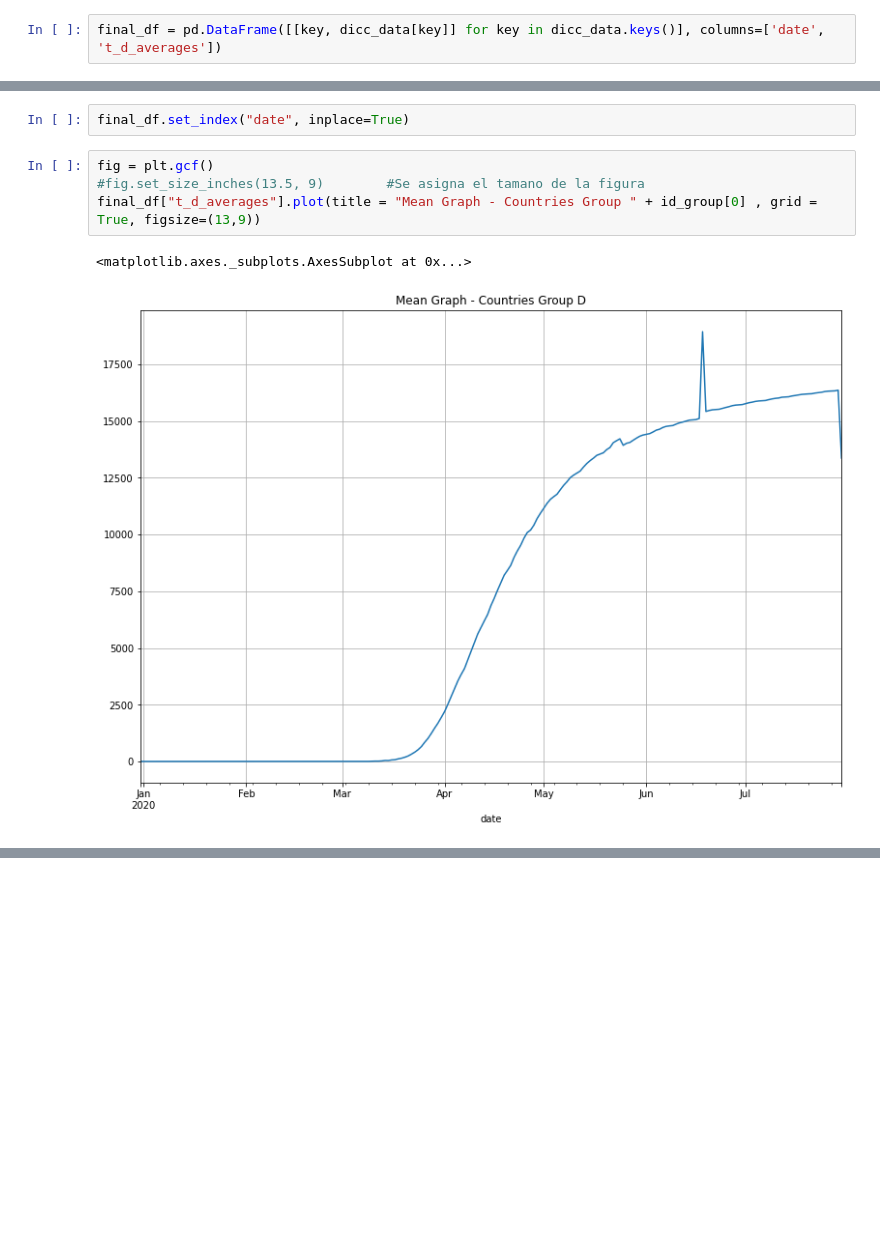
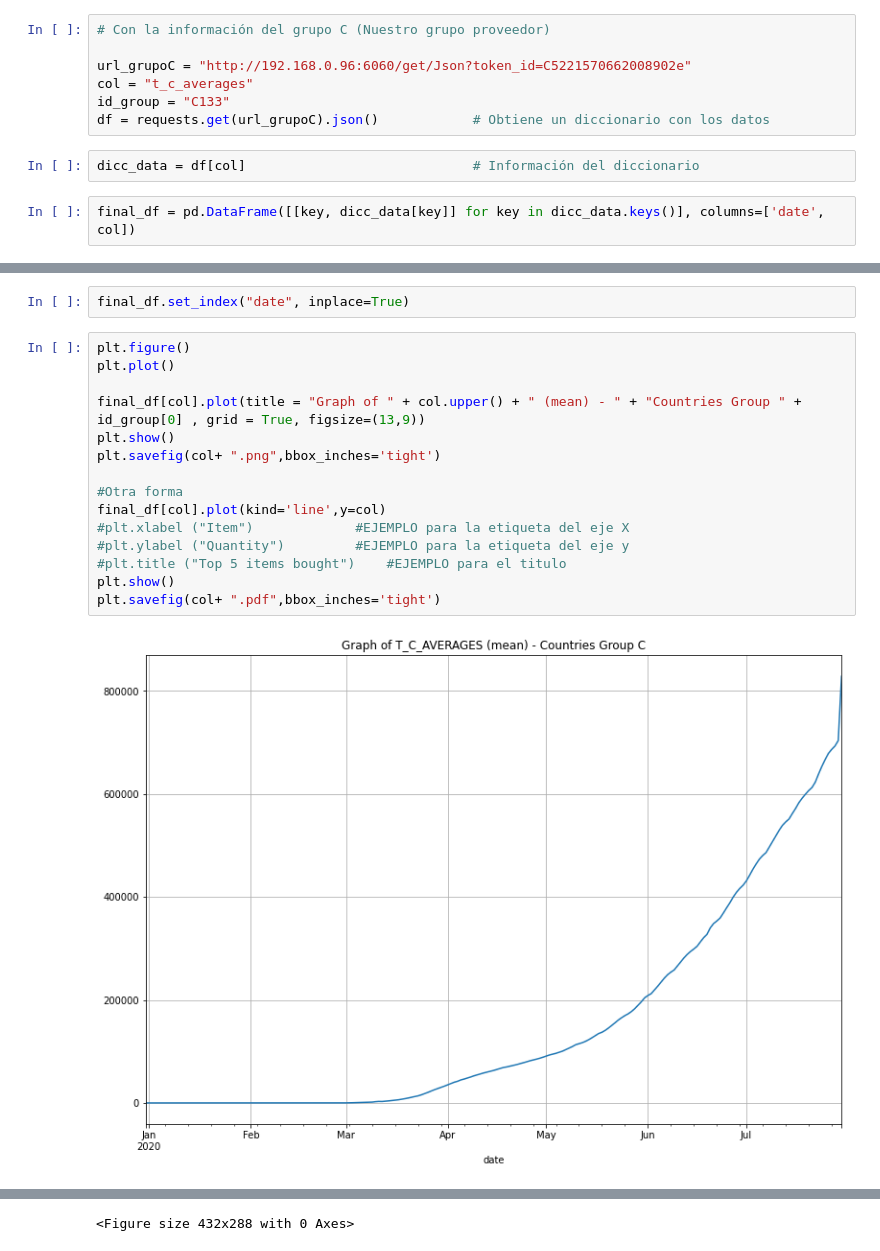
Before and after one commit to MVillasuso/DS_MVL, a Jupyter notebook: PROYECTOS/projects/group D - Aug2020/Proyecto Grupo D/src/api/api_client.ipynb, the cells around one changed output, grey strips where cells are left out. Drawn from its saved outputs; the diff is of its cells as text; blank space fills up the shorter version.

```diff
--- a/PROYECTOS/projects/group D - Aug2020/Proyecto Grupo D/src/api/api_client.ipynb
+++ b/PROYECTOS/projects/group D - Aug2020/Proyecto Grupo D/src/api/api_client.ipynb
@@ -30,13 +35,32 @@ dicc_data = df["t_d_averages"]
+# %%
+# Con la información del grupo C (Nuestro grupo proveedor)
+
+url_grupoC = "http://192.168.0.96:6060/get/Json?token_id=C5221570662008902e"
+col = "t_c_averages"
+id_group = "C133"
+df = requests.get(url_grupoC).json()            # Obtiene un diccionario con los datos
+# %%
+dicc_data = df[col]                             # Información del diccionario
 # %%
-final_df = pd.DataFrame([[key, dicc_data[key]] for key in dicc_data.keys()], columns=['date', 't_d_averages'])
+final_df = pd.DataFrame([[key, dicc_data[key]] for key in dicc_data.keys()], columns=['date', col])
 # %%
 final_df["date"]= pd.to_datetime(final_df["date"], format = "%Y-%m-%d")
 # %%
 final_df.set_index("date", inplace=True)
-# %%
-fig = plt.gcf()
-#fig.set_size_inches(13.5, 9)        #Se asigna el tamano de la figura
-final_df["t_d_averages"].plot(title = "Mean Graph - Countries Group " + id_group[0] , grid = True, figsize=(13,9))
-# %% [output]
-<matplotlib.axes._subplots.AxesSubplot at 0x...>
-[figure, removed]
+# %%
+plt.figure()
+plt.plot()
+
+final_df[col].plot(title = "Graph of " + col.upper() + " (mean) - " + "Countries Group " + id_group[0] , grid = True, figsize=(13,9))
+plt.show()
+plt.savefig(col+ ".png",bbox_inches='tight')
+
+#Otra forma
+final_df[col].plot(kind='line',y=col)
+#plt.xlabel ("Item")             #EJEMPLO para la etiqueta del eje X
+#plt.ylabel ("Quantity")         #EJEMPLO para la etiqueta del eje y
+#plt.title ("Top 5 items bought")    #EJEMPLO para el titulo
+plt.show()
+plt.savefig(col+ ".pdf",bbox_inches='tight')
+# %% [output]
+[figure, added]
@@ -42,0 +68 @@ final_df["t_d_averages"].plot(title = "Mean Graph - Countries Group " + id_group
+<Figure size 432x288 with 0 Axes>
```
Also changed, not shown: parts of 7 cells of this notebook, 6 other files.
